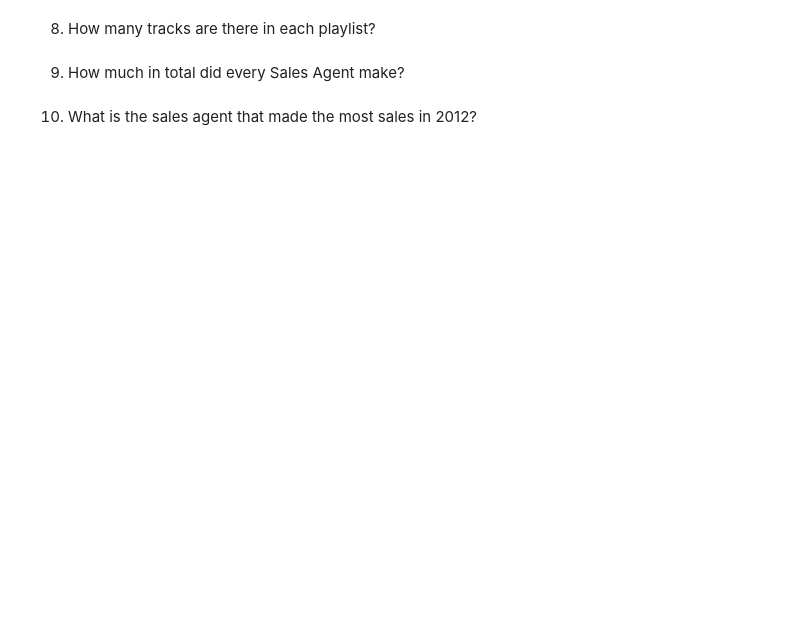
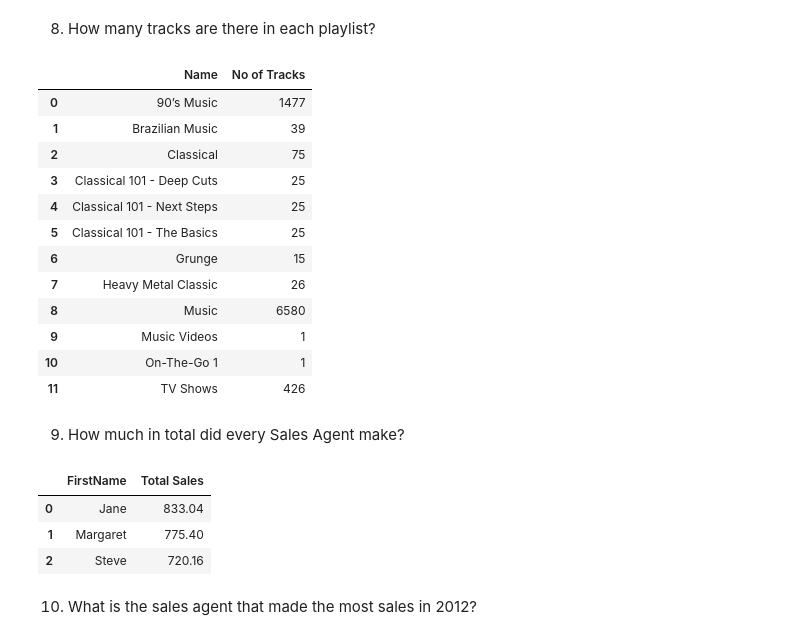
Before and after one commit to momills/elu_notebooks, a Jupyter notebook: M4/M4_W3_SQL/M4_W3_BecomeAnSQLRockstar_Michael.ipynb, the cells around one changed output. Cells and saved outputs as stored; diff of their text form; code cells hidden in the pictures; blank space fills up the shorter version.

```diff
--- a/M4/M4_W3_SQL/M4_W3_BecomeAnSQLRockstar_Michael.ipynb
+++ b/M4/M4_W3_SQL/M4_W3_BecomeAnSQLRockstar_Michael.ipynb
@@ -172,4 +216,26 @@ DatabaseError: Execution failed on sql 'SELECT InvoiceDate, Total
 # %% [markdown]
 8. How many tracks are there in each playlist?
+# %%
+playlist_tracks = """SELECT playlists.Name, COUNT(*) as 'No of Tracks'
+                        FROM playlists
+                        JOIN playlist_track
+                        ON playlists.PlaylistId = playlist_track.PlaylistId
+                        GROUP BY playlists.Name;"""
+# %%
+pd.read_sql_query(sql=playlist_tracks, con=con)
+# %% [output]
+|  | Name | No of Tracks |
+| 0 | 90’s Music | 1477 |
+| 1 | Brazilian Music | 39 |
+| 2 | Classical | 75 |
+| 3 | Classical 101 - Deep Cuts | 25 |
+| 4 | Classical 101 - Next Steps | 25 |
+| 5 | Classical 101 - The Basics | 25 |
+| 6 | Grunge | 15 |
+| 7 | Heavy Metal Classic | 26 |
+| 8 | Music | 6580 |
+| 9 | Music Videos | 1 |
+| 10 | On-The-Go 1 | 1 |
+| 11 | TV Shows | 426 |
 # %% [markdown]
 9. How much in total did every Sales Agent make?
@@ -176,2 +250,9 @@ DatabaseError: Execution failed on sql 'SELECT InvoiceDate, Total
+# %%
+pd.read_sql_query(sql=sales_agent, con=con)
+# %% [output]
+|  | FirstName | Total Sales |
+| 0 | Jane | 833.04 |
+| 1 | Margaret | 775.40 |
+| 2 | Steve | 720.16 |
 # %% [markdown]
 10. What is the sales agent that made the most sales in 2012?
```
Also changed, not shown: parts of 28 cells of this notebook.
